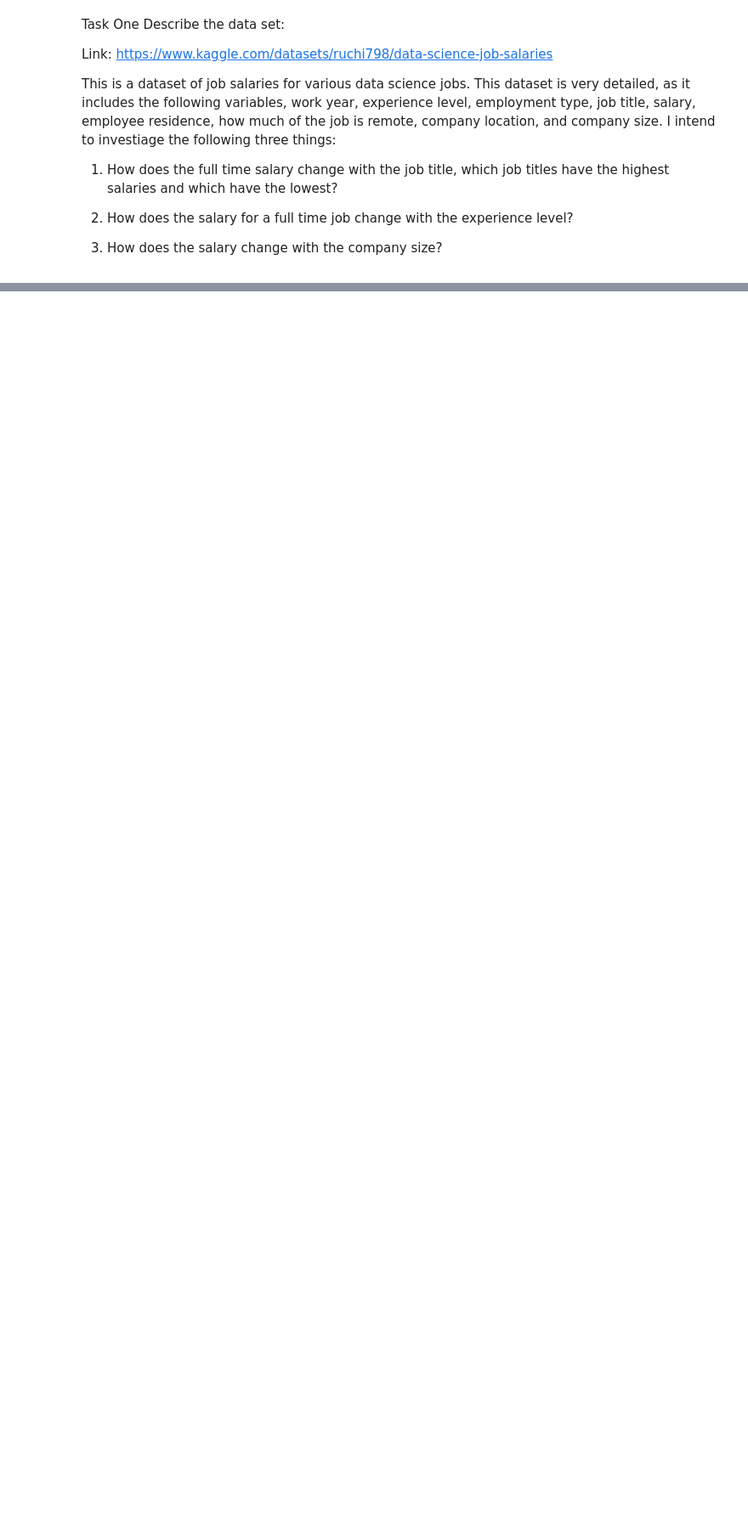
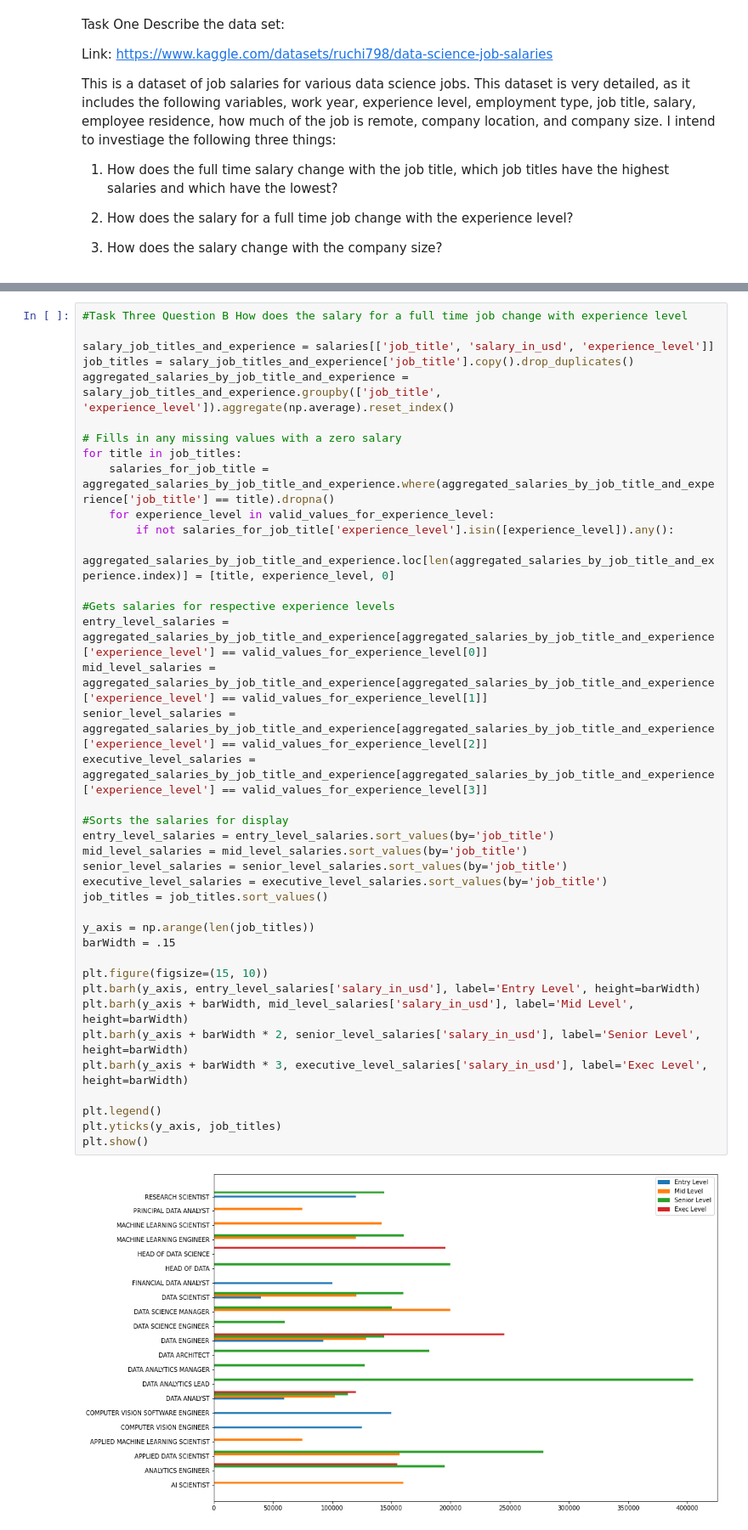
Before and after one commit to alexofceaser85/ProjectOne, a Jupyter notebook: ProjectOne.ipynb, the cells around one changed output, grey strips where cells are left out. Shown at 85% size. Cells and saved outputs as stored; diff of their text form; blank space fills up the shorter version.

```diff
--- a/ProjectOne.ipynb
+++ b/ProjectOne.ipynb
@@ -42,0 +117,41 @@ This is a dataset of job salaries for various data science jobs. This dataset is
+# %%
+#Task Three Question B How does the salary for a full time job change with experience level
+
+salary_job_titles_and_experience = salaries[['job_title', 'salary_in_usd', 'experience_level']]
+job_titles = salary_job_titles_and_experience['job_title'].copy().drop_duplicates()
+aggregated_salaries_by_job_title_and_experience = salary_job_titles_and_experience.groupby(['job_title', 'experience_level']).aggregate(np.average).reset_index()
+
+# Fills in any missing values with a zero salary
+for title in job_titles:
+    salaries_for_job_title = aggregated_salaries_by_job_title_and_experience.where(aggregated_salaries_by_job_title_and_experience['job_title'] == title).dropna()
+    for experience_level in valid_values_for_experience_level:
+        if not salaries_for_job_title['experience_level'].isin([experience_level]).any():
+            aggregated_salaries_by_job_title_and_experience.loc[len(aggregated_salaries_by_job_title_and_experience.index)] = [title, experience_level, 0]
+
+#Gets salaries for respective experience levels
+entry_level_salaries = aggregated_salaries_by_job_title_and_experience[aggregated_salaries_by_job_title_and_experience['experience_level'] == valid_values_for_experience_level[0]]
+mid_level_salaries = aggregated_salaries_by_job_title_and_experience[aggregated_salaries_by_job_title_and_experience['experience_level'] == valid_values_for_experience_level[1]]
+senior_level_salaries = aggregated_salaries_by_job_title_and_experience[aggregated_salaries_by_job_title_and_experience['experience_level'] == valid_values_for_experience_level[2]]
+executive_level_salaries = aggregated_salaries_by_job_title_and_experience[aggregated_salaries_by_job_title_and_experience['experience_level'] == valid_values_for_experience_level[3]]
+
+#Sorts the salaries for display
+entry_level_salaries = entry_level_salaries.sort_values(by='job_title')
+mid_level_salaries = mid_level_salaries.sort_values(by='job_title')
+senior_level_salaries = senior_level_salaries.sort_values(by='job_title')
+executive_level_salaries = executive_level_salaries.sort_values(by='job_title')
+job_titles = job_titles.sort_values()
+
+y_axis = np.arange(len(job_titles))
+barWidth = .15
+
+plt.figure(figsize=(15, 10))
+plt.barh(y_axis, entry_level_salaries['salary_in_usd'], label='Entry Level', height=barWidth)
+plt.barh(y_axis + barWidth, mid_level_salaries['salary_in_usd'], label='Mid Level', height=barWidth)
+plt.barh(y_axis + barWidth * 2, senior_level_salaries['salary_in_usd'], label='Senior Level', height=barWidth)
+plt.barh(y_axis + barWidth * 3, executive_level_salaries['salary_in_usd'], label='Exec Level', height=barWidth)
+
+plt.legend()
+plt.yticks(y_axis, job_titles)
+plt.show()
+# %% [output]
+[figure, added]
```
Also changed, not shown: parts of 9 cells of this notebook.
